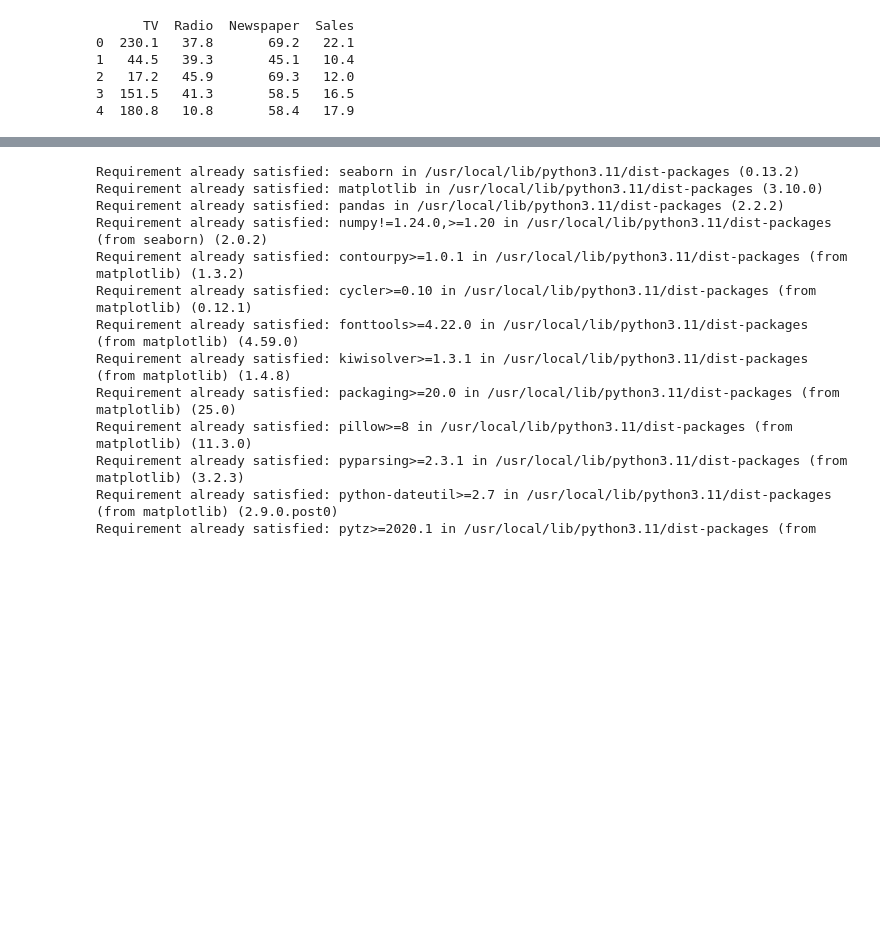
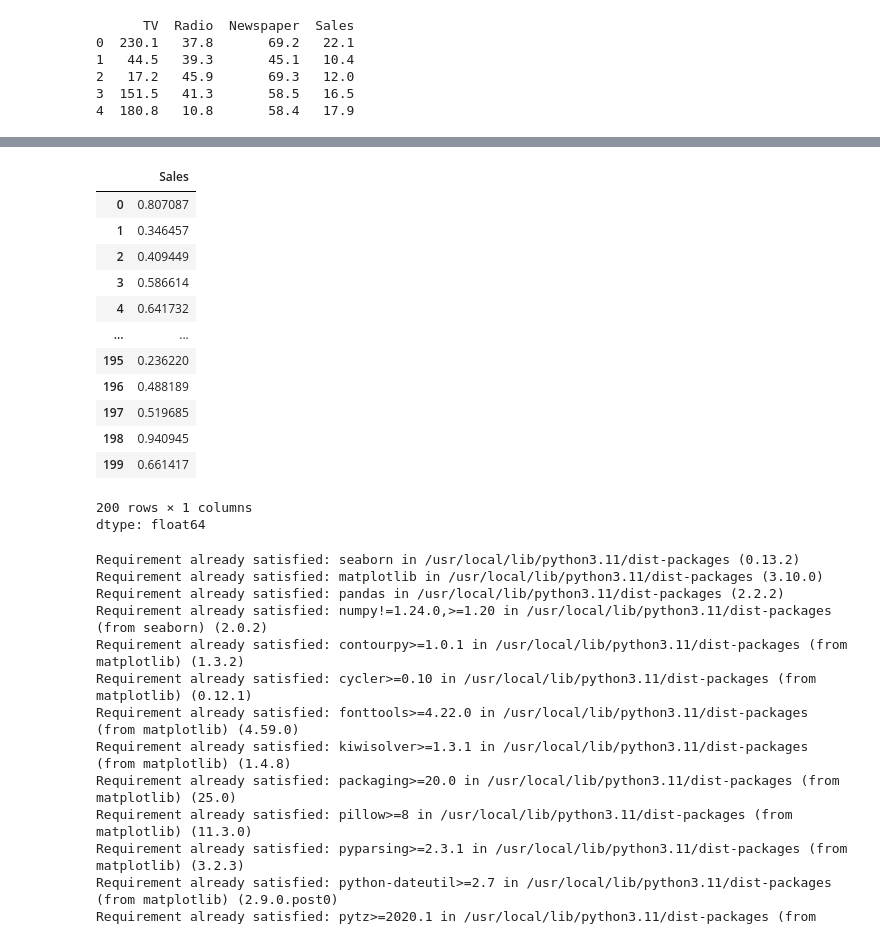
Before and after one commit to merajsiddieque/ML-Lab, a Jupyter notebook: ML_lab1_1.ipynb, the cells around one changed output, grey strips where cells are left out. Drawn from its saved outputs; the diff is of its cells as text; code cells hidden in the pictures; blank space fills up the shorter version.

```diff
--- a/ML_lab1_1.ipynb
+++ b/ML_lab1_1.ipynb
@@ -17,3 +42,25 @@ print(df.head())
+# %%
+min_val = df['Sales'].min()
+max_val = df['Sales'].max()
+
+df['Sales'] = (df['Sales'] - min_val) / (max_val - min_val)
+
+df['Sales']
+# %% [output]
+|  | Sales |
+| 0 | 0.807087 |
+| 1 | 0.346457 |
+| 2 | 0.409449 |
+| 3 | 0.586614 |
+| 4 | 0.641732 |
+| ... | ... |
+| 195 | 0.236220 |
+| 196 | 0.488189 |
+| 197 | 0.519685 |
+| 198 | 0.940945 |
+| 199 | 0.661417 |
+200 rows × 1 columns
+dtype: float64
 # %%
 !pip install seaborn matplotlib pandas
 # %% [output]
```
Also changed, not shown: parts of 6 cells of this notebook.
